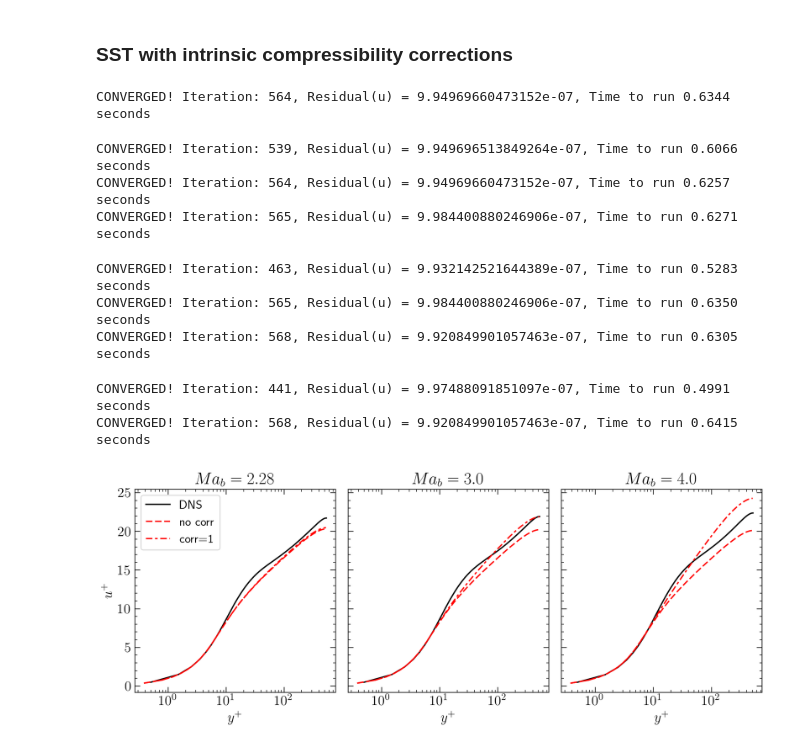
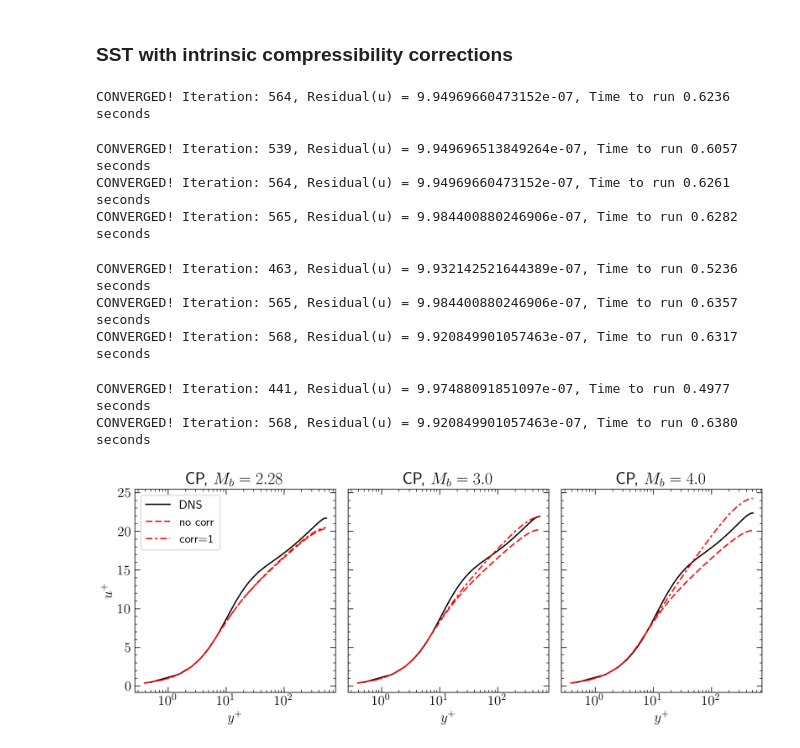
Before and after one commit to Fluid-Dynamics-Of-Energy-Systems-Team/RANS_Channel, a Jupyter notebook: main.ipynb, the cells around one changed output. Cells and saved outputs as stored; diff of their text form; code cells hidden in the pictures.

```diff
--- a/main.ipynb
+++ b/main.ipynb
@@ -1575,9 +1575,9 @@ for a in ax:
     a.set_xlabel(r'$y^+$')
     a.yaxis.set_minor_locator(MultipleLocator(1))
 
-ax[0].set_title(r'$Ma_{b} = 2.28$')
-ax[1].set_title(r'$Ma_{b} = 3.0$')
-ax[2].set_title(r'$Ma_{b} = 4.0$')
+ax[0].set_title(r'CP, $M_{b} = 2.28$')
+ax[1].set_title(r'CP, $M_{b} = 3.0$')
+ax[2].set_title(r'CP, $M_{b} = 4.0$')
 
 
 # props = dict(boxstyle='round', facecolor='lightgray', alpha=0.5)
@@ -1629,45 +1629,45 @@ fig, ax = plt.subplots(1,3, figsize=(11, 4.5), sharey='row')
 
 mesh = Mesh(200,2,5)
 
 DNS = loadHasanData(dataRepo+'HasanEtAlMach2.csv')
 res1, res2, res3 = runSSTwithIntrinsicCompCorr(DNS)
 plotResultsSSTwithIntrinsicCompCorr(ax[0])
 
 DNS = loadHasanData(dataRepo+'HasanEtAlMach3.csv')
 res1, res2, res3 = runSSTwithIntrinsicCompCorr(DNS)
 plotResultsSSTwithIntrinsicCompCorr(ax[1])
 
 DNS = loadHasanData(dataRepo+'HasanEtAlMach4.csv')
 res1, res2, res3 = runSSTwithIntrinsicCompCorr(DNS)
 plotResultsSSTwithIntrinsicCompCorr(ax[2])
 
 ax[0].set_ylabel(r'$u^+$')
 for a in ax:
     a.set_xlabel(r'$y^+$')
     a.yaxis.set_minor_locator(MultipleLocator(1))
 ax[0].legend(loc=2, fontsize=14)
 
-ax[0].set_title(r'$Ma_{b} = 2.28$')
-ax[1].set_title(r'$Ma_{b} = 3.0$')
-ax[2].set_title(r'$Ma_{b} = 4.0$')
+ax[0].set_title(r'CP, $M_{b} = 2.28$')
+ax[1].set_title(r'CP, $M_{b} = 3.0$')
+ax[2].set_title(r'CP, $M_{b} = 4.0$')
 
 
 # props = dict(boxstyle='round', facecolor='lightgray', alpha=0.5)
 # ax[0].text(30, 3, r'$Ma_{b} = 2.28$', rotation=0, bbox=props)
 # ax[1].text(30, 3, r'$Ma_{b} = 3.0$',  rotation=0, bbox=props)
 # ax[2].text(30, 3, r'$Ma_{b} = 4.0$',  rotation=0, bbox=props)
 
 plt.tight_layout(w_pad=0.9, h_pad=0.0)
 # %% [output]
-CONVERGED! Iteration: 564, Residual(u) = 9.94969660473152e-07, Time to run 0.6344 seconds
+CONVERGED! Iteration: 564, Residual(u) = 9.94969660473152e-07, Time to run 0.6236 seconds
-CONVERGED! Iteration: 539, Residual(u) = 9.949696513849264e-07, Time to run 0.6066 seconds
-CONVERGED! Iteration: 564, Residual(u) = 9.94969660473152e-07, Time to run 0.6257 seconds
-CONVERGED! Iteration: 565, Residual(u) = 9.984400880246906e-07, Time to run 0.6271 seconds
+CONVERGED! Iteration: 539, Residual(u) = 9.949696513849264e-07, Time to run 0.6057 seconds
+CONVERGED! Iteration: 564, Residual(u) = 9.94969660473152e-07, Time to run 0.6261 seconds
+CONVERGED! Iteration: 565, Residual(u) = 9.984400880246906e-07, Time to run 0.6282 seconds
-CONVERGED! Iteration: 463, Residual(u) = 9.932142521644389e-07, Time to run 0.5283 seconds
-CONVERGED! Iteration: 565, Residual(u) = 9.984400880246906e-07, Time to run 0.6350 seconds
-CONVERGED! Iteration: 568, Residual(u) = 9.920849901057463e-07, Time to run 0.6305 seconds
+CONVERGED! Iteration: 463, Residual(u) = 9.932142521644389e-07, Time to run 0.5236 seconds
+CONVERGED! Iteration: 565, Residual(u) = 9.984400880246906e-07, Time to run 0.6357 seconds
+CONVERGED! Iteration: 568, Residual(u) = 9.920849901057463e-07, Time to run 0.6317 seconds
-CONVERGED! Iteration: 441, Residual(u) = 9.97488091851097e-07, Time to run 0.4991 seconds
-CONVERGED! Iteration: 568, Residual(u) = 9.920849901057463e-07, Time to run 0.6415 seconds
+CONVERGED! Iteration: 441, Residual(u) = 9.97488091851097e-07, Time to run 0.4977 seconds
+CONVERGED! Iteration: 568, Residual(u) = 9.920849901057463e-07, Time to run 0.6380 seconds
-[figure, old version]
+[figure, new version]
 # %%
 fig.savefig('fig_IC_ddSST.pdf',bbox_inches='tight', pad_inches=0.05)
```
Also changed, not shown: parts of 2 cells of this notebook, 9 other files.
